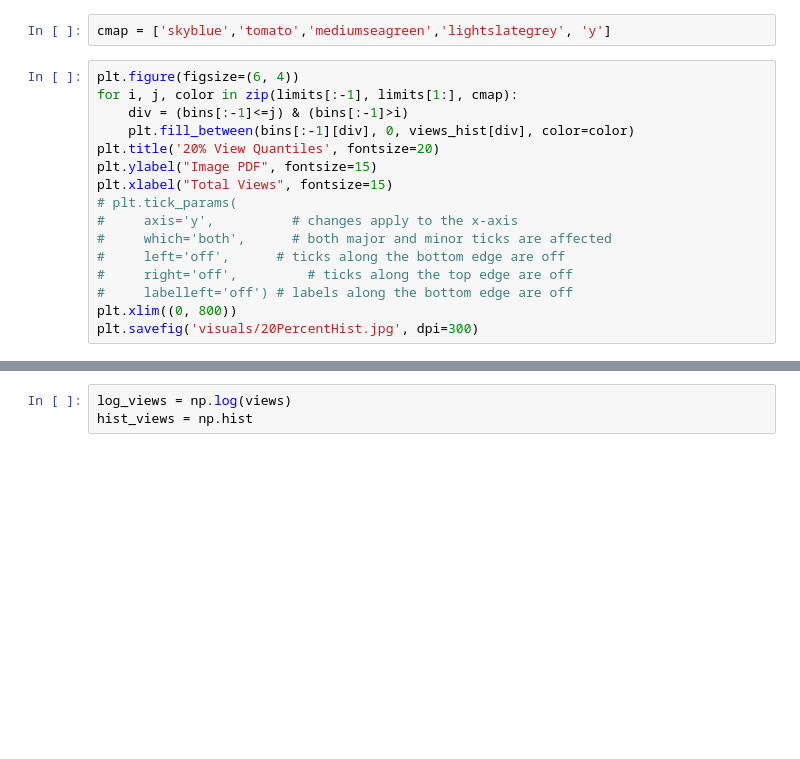
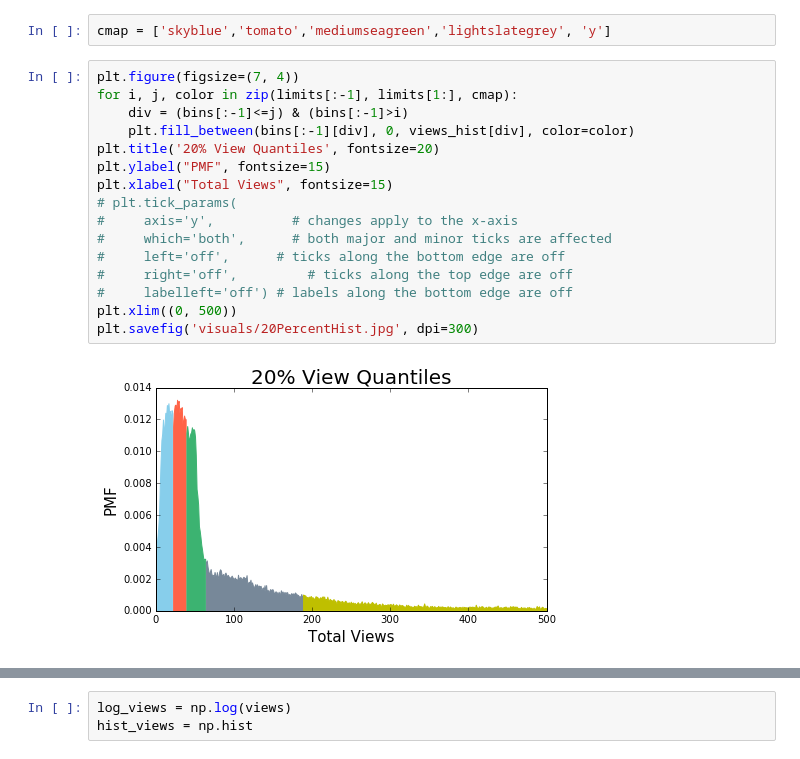
Before and after one commit to MPMakris/Photo_Pro, a Jupyter notebook: notebooks/Web_App Visuals.ipynb, the cells around one changed output, grey strips where cells are left out. Saved outputs shown, nothing was run; the diff lists cells and outputs as text; blank space fills up the shorter version.

Commit message:
new view quantile image

```diff
--- a/notebooks/Web_App Visuals.ipynb
+++ b/notebooks/Web_App Visuals.ipynb
@@ -70,21 +73,23 @@ j = 40
 # %%
 cmap = ['skyblue','tomato','mediumseagreen','lightslategrey', 'y']
 # %%
-plt.figure(figsize=(6, 4))
+plt.figure(figsize=(7, 4))
 for i, j, color in zip(limits[:-1], limits[1:], cmap):
     div = (bins[:-1]<=j) & (bins[:-1]>i)
     plt.fill_between(bins[:-1][div], 0, views_hist[div], color=color)
 plt.title('20% View Quantiles', fontsize=20)
-plt.ylabel("Image PDF", fontsize=15)
+plt.ylabel("PMF", fontsize=15)
 plt.xlabel("Total Views", fontsize=15)
 # plt.tick_params(
 #     axis='y',          # changes apply to the x-axis
 #     which='both',      # both major and minor ticks are affected
 #     left='off',      # ticks along the bottom edge are off
 #     right='off',         # ticks along the top edge are off
 #     labelleft='off') # labels along the bottom edge are off
-plt.xlim((0, 800))
+plt.xlim((0, 500))
 plt.savefig('visuals/20PercentHist.jpg', dpi=300)
+# %% [output]
+[figure, added]
 # %%
 plt.figure(figsize=(6, 4))
 for i, j, color in zip(limits[:-1], limits[1:], cmap):
```
Also changed, not shown: parts of 14 cells of this notebook, 2 other files.
